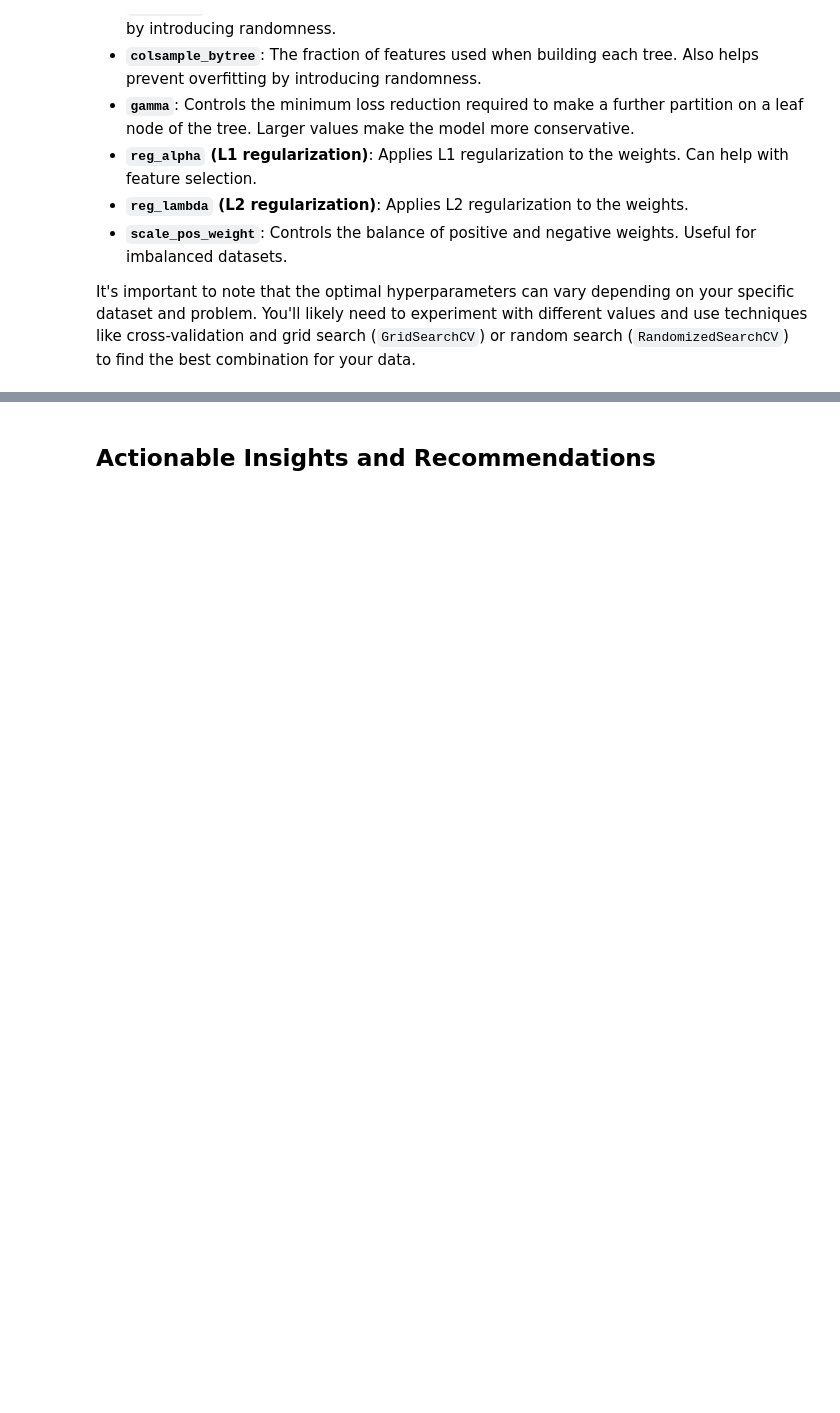
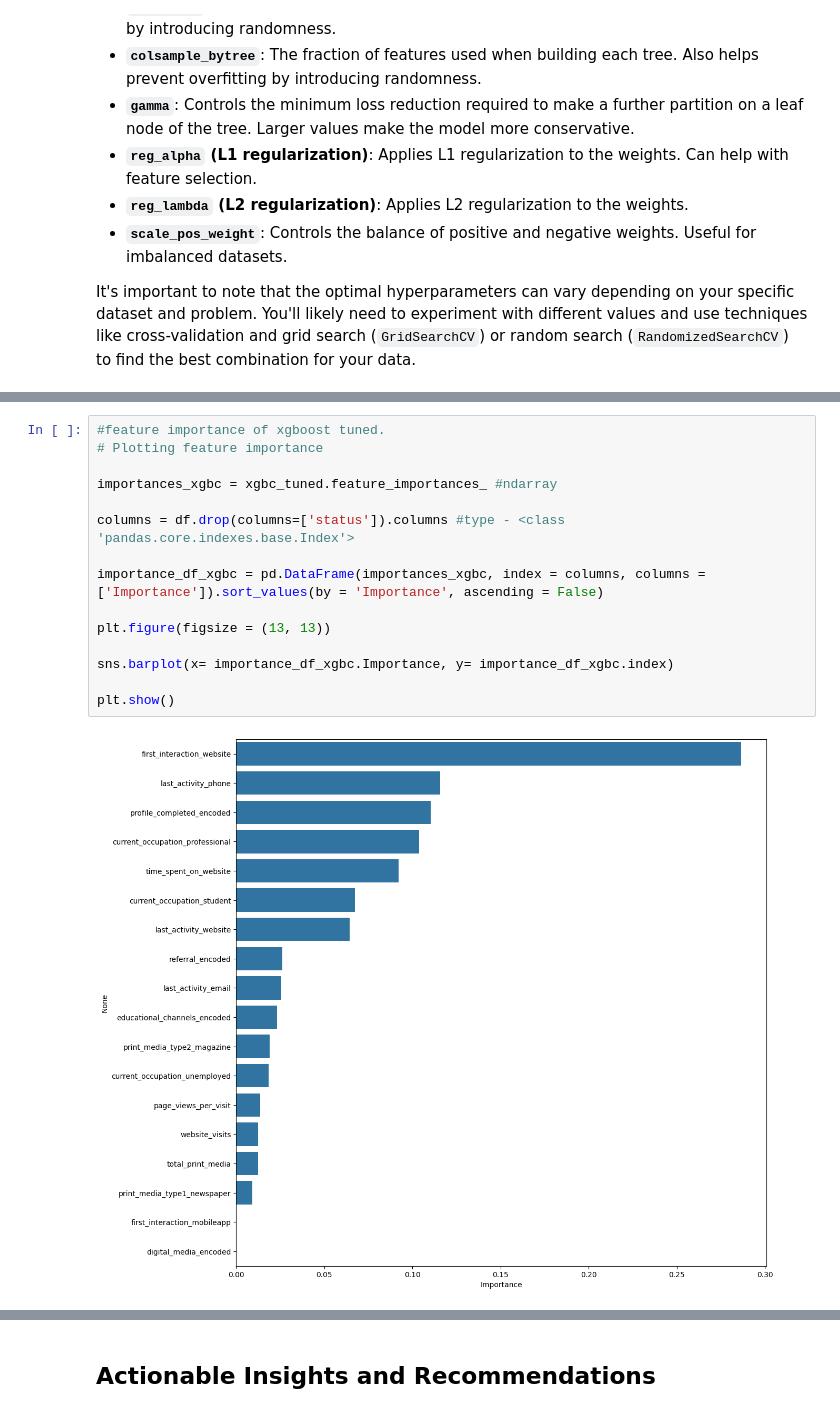
Before and after one commit to emailtosanj/ADSP_LAIEDM, a Jupyter notebook: adsp_laiedm/elective_projects/potential_customers_prediction/Learner_Notebook_Full_Code_Version_Potential_Customers_Prediction_v3.ipynb, the cells around one changed output, grey strips where cells are left out. Cells and saved outputs as stored; diff of their text form; blank space fills up the shorter version.

```diff
--- a/adsp_laiedm/elective_projects/potential_customers_prediction/Learner_Notebook_Full_Code_Version_Potential_Customers_Prediction_v3.ipynb
+++ b/adsp_laiedm/elective_projects/potential_customers_prediction/Learner_Notebook_Full_Code_Version_Potential_Customers_Prediction_v3.ipynb
@@ -1609,0 +1626,17 @@ It's important to note that the optimal hyperparameters can vary depending on yo
+# %%
+#feature importance of xgboost tuned.
+# Plotting feature importance
+
+importances_xgbc = xgbc_tuned.feature_importances_ #ndarray
+
+columns = df.drop(columns=['status']).columns #type - <class 'pandas.core.indexes.base.Index'>
+
+importance_df_xgbc = pd.DataFrame(importances_xgbc, index = columns, columns = ['Importance']).sort_values(by = 'Importance', ascending = False)
+
+plt.figure(figsize = (13, 13))
+
+sns.barplot(x= importance_df_xgbc.Importance, y= importance_df_xgbc.index)
+
+plt.show()
+# %% [output]
+[figure, added]
```
Also changed, not shown: parts of 8 cells of this notebook.
